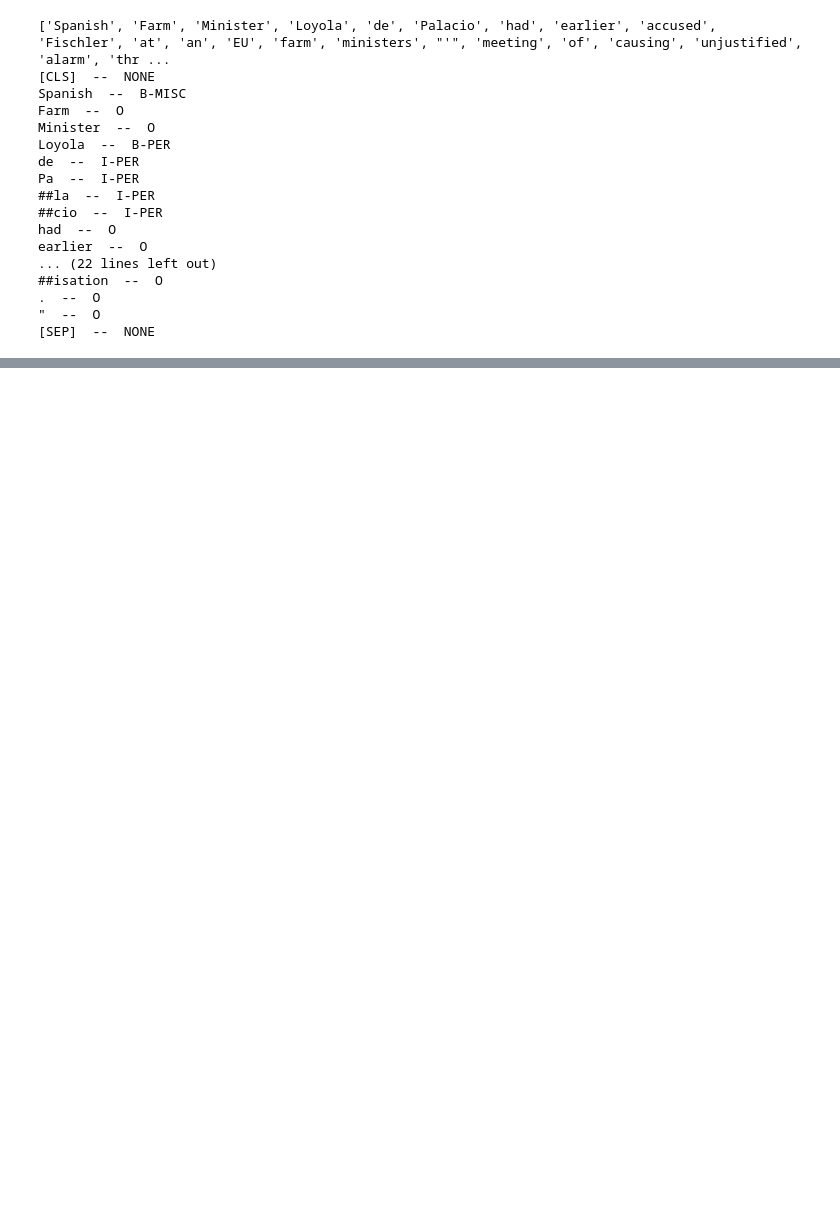
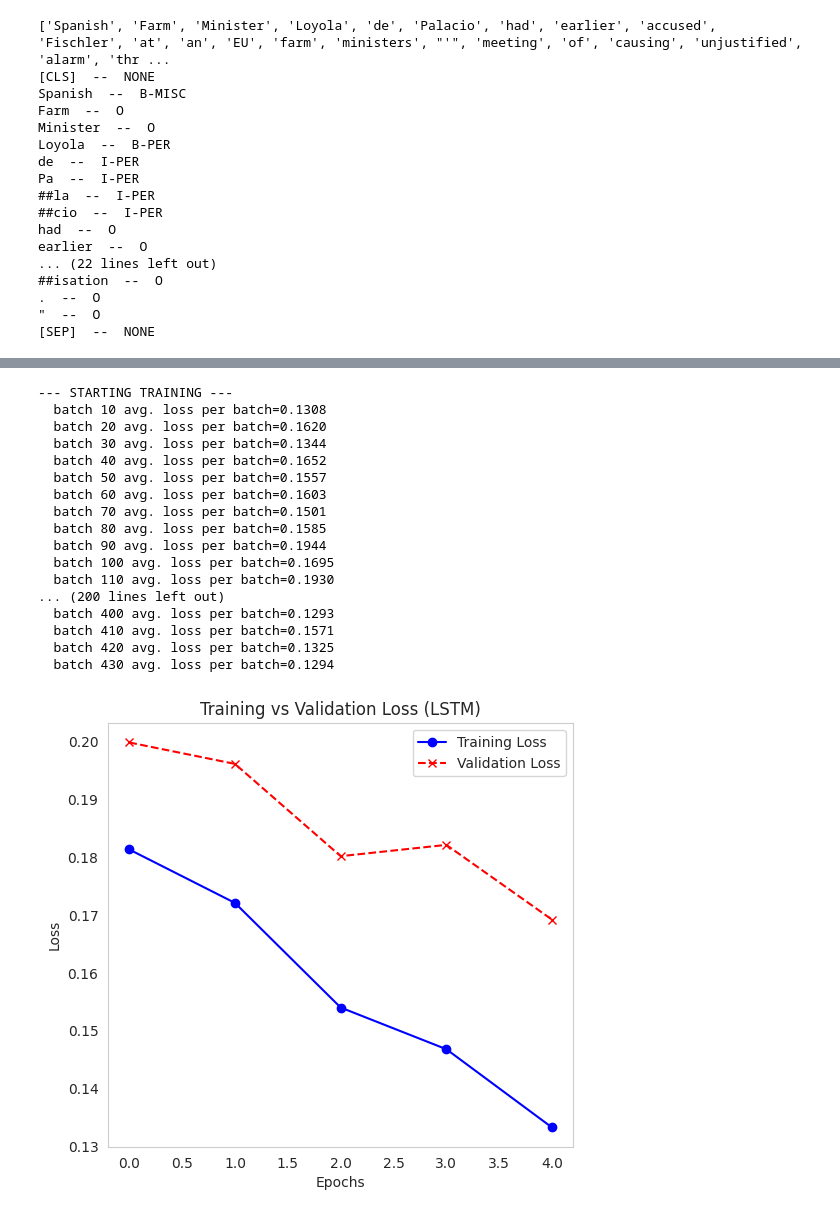
Before and after one commit to Dilru1/ner-project, a Jupyter notebook: ner-project.ipynb, the cells around one changed output, grey strips where cells are left out. Drawn from its saved outputs; the diff is of its cells as text; code cells hidden in the pictures; blank space fills up the shorter version.

```diff
--- a/ner-project.ipynb
+++ b/ner-project.ipynb
@@ -209,0 +359,3 @@ earlier  --  O
+# %%
+# get a single batch from the training loader
+batch = next(iter(train_loader)) #create iterator and take the very first batch
@@ -209,0 +461,10 @@ earlier  --  O
+# %%
+# Hyperparameters
+INPUT_DIM = tokenizer.vocab_size  # ~29,000 (from BERT tokenizer)
+OUTPUT_DIM = len(tag2id)          # 9 tags (O, B-PER, etc.)
+EMBEDDING_DIM = 100
+HIDDEN_DIM = 256
+DROPOUT = 0.35
+
+# Initialize Model
+lstm_model = LSTM_NER(INPUT_DIM, OUTPUT_DIM, EMBEDDING_DIM, HIDDEN_DIM, DROPOUT)
@@ -209,0 +607,52 @@ earlier  --  O
+# %%
+train_losses = []
+valid_losses = []
+
+print("--- STARTING TRAINING ---")
+
+for epoch in range(nepochs):
+    # train
+    total_train_loss = train_step(lstm_model, loader['train'], celoss, optimizer, device=device, report=report_freq)
+    avg_train_loss = total_train_loss / len(loader['train'])
+
+    # -validate--
+    avg_valid_loss = eval_step(lstm_model, loader['valid'], celoss, device=device)
+
+    train_losses.append(avg_train_loss)
+    valid_losses.append(avg_valid_loss)
+
+
+
+plt.figure(figsize=(6, 5.5))
+
+# training Loss (Blue)
+plt.plot(train_losses, label='Training Loss', marker='o', color='blue')
+
+# validation Loss (Red)
+plt.plot(valid_losses, label='Validation Loss', marker='x', color='red', linestyle='--')
+
+plt.title('Training vs Validation Loss (LSTM)')
+plt.xlabel('Epochs')
+plt.ylabel('Loss')
+plt.legend()
+plt.grid(False)
+plt.show()
+# %% [output]
+--- STARTING TRAINING ---
+  batch 10 avg. loss per batch=0.1308
+  batch 20 avg. loss per batch=0.1620
+  batch 30 avg. loss per batch=0.1344
+  batch 40 avg. loss per batch=0.1652
+  batch 50 avg. loss per batch=0.1557
+  batch 60 avg. loss per batch=0.1603
+  batch 70 avg. loss per batch=0.1501
+  batch 80 avg. loss per batch=0.1585
+  batch 90 avg. loss per batch=0.1944
+  batch 100 avg. loss per batch=0.1695
+  batch 110 avg. loss per batch=0.1930
+... (200 lines left out)
+  batch 400 avg. loss per batch=0.1293
+  batch 410 avg. loss per batch=0.1571
+  batch 420 avg. loss per batch=0.1325
+  batch 430 avg. loss per batch=0.1294
+[figure, added]
```
Also changed, not shown: parts of 85 cells of this notebook, 9 other files.
